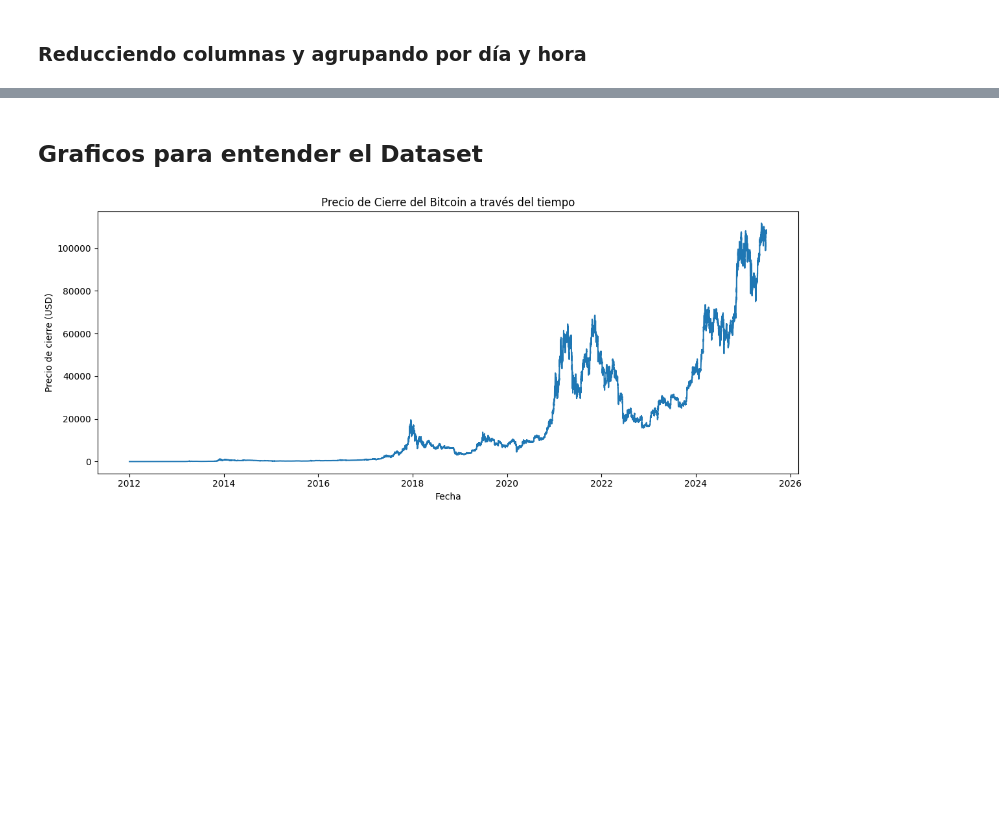
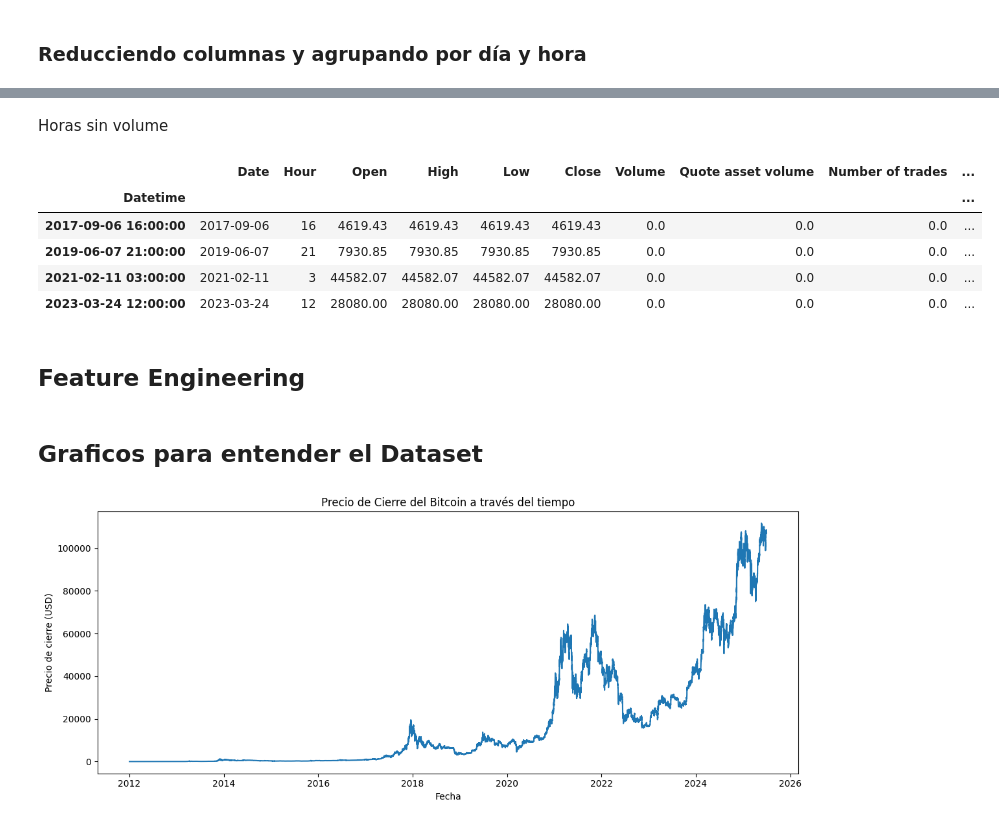
Before and after one commit to DavierGonz/ModeloPredictivoBitcoin, a Jupyter notebook: ModeloPredictivoBitcoin.ipynb, the cells around one changed output, grey strips where cells are left out. Cells and saved outputs as stored; diff of their text form; code cells hidden in the pictures; blank space fills up the shorter version.

```diff
--- a/ModeloPredictivoBitcoin.ipynb
+++ b/ModeloPredictivoBitcoin.ipynb
@@ -249,3 +266,16 @@ df_horario
+# %% [markdown]
+Horas sin volume
+# %%
+df_hora[df_hora["Volume"]==0]
+# %% [output]
+|  | Date | Hour | Open | High | Low | Close | Volume | Quote asset volume | Number of trades | ... |
+| Datetime |  |  |  |  |  |  |  |  |  | ... |
+| 2017-09-06 16:00:00 | 2017-09-06 | 16 | 4619.43 | 4619.43 | 4619.43 | 4619.43 | 0.0 | 0.0 | 0.0 | ... |
+| 2019-06-07 21:00:00 | 2019-06-07 | 21 | 7930.85 | 7930.85 | 7930.85 | 7930.85 | 0.0 | 0.0 | 0.0 | ... |
+| 2021-02-11 03:00:00 | 2021-02-11 | 3 | 44582.07 | 44582.07 | 44582.07 | 44582.07 | 0.0 | 0.0 | 0.0 | ... |
+| 2023-03-24 12:00:00 | 2023-03-24 | 12 | 28080.00 | 28080.00 | 28080.00 | 28080.00 | 0.0 | 0.0 | 0.0 | ... |
+# %% [markdown]
+## Feature Engineering
 # %% [markdown]
 ## Graficos para entender el Dataset
 # %%
```
Also changed, not shown: parts of 20 cells of this notebook.
